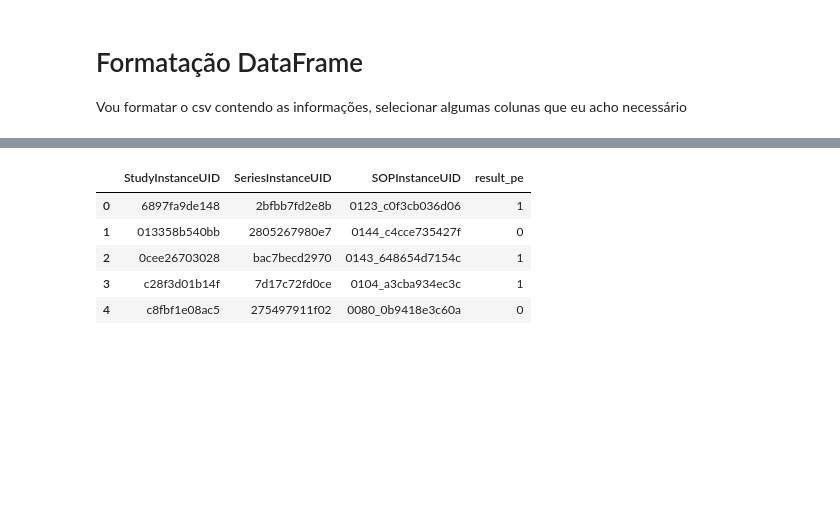
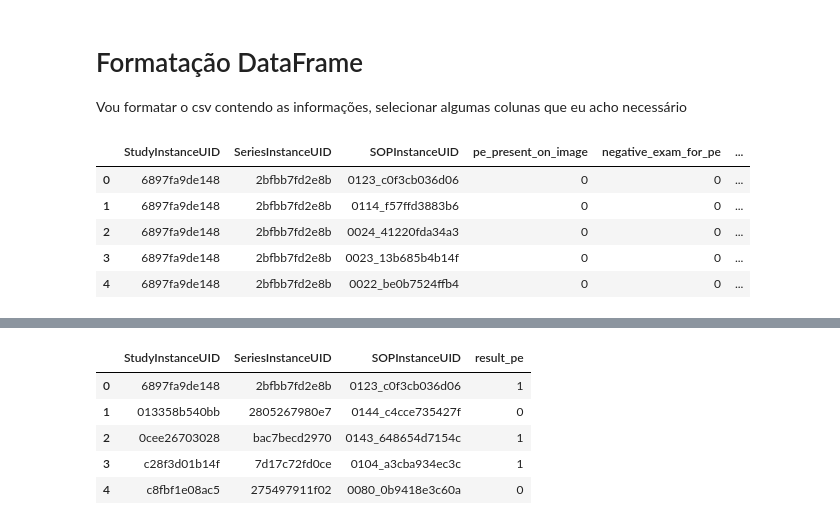
Before and after one commit to LuizKasputis/PE-predictor, a Jupyter notebook: notebooks/0.2-Data-processing.ipynb, the cells around one changed output, grey strips where cells are left out. Drawn from its saved outputs; the diff is of its cells as text; code cells hidden in the pictures; blank space fills up the shorter version.

```diff
--- a/notebooks/0.2-Data-processing.ipynb
+++ b/notebooks/0.2-Data-processing.ipynb
@@ -19,4 +20,13 @@ Vou formatar o csv
 contendo as informações, selecionar algumas colunas que eu acho necessário
 # %%
 df_train = pd.read_csv(path+'/train.csv')
+# %%
+df_train.head()
+# %% [output]
+|  | StudyInstanceUID | SeriesInstanceUID | SOPInstanceUID | pe_present_on_image | negative_exam_for_pe | ... |
+| 0 | 6897fa9de148 | 2bfbb7fd2e8b | 0123_c0f3cb036d06 | 0 | 0 | ... |
+| 1 | 6897fa9de148 | 2bfbb7fd2e8b | 0114_f57ffd3883b6 | 0 | 0 | ... |
+| 2 | 6897fa9de148 | 2bfbb7fd2e8b | 0024_41220fda34a3 | 0 | 0 | ... |
+| 3 | 6897fa9de148 | 2bfbb7fd2e8b | 0023_13b685b4b14f | 0 | 0 | ... |
+| 4 | 6897fa9de148 | 2bfbb7fd2e8b | 0022_be0b7524ffb4 | 0 | 0 | ... |
 # %%
```
Also changed, not shown: parts of 3 cells of this notebook.
